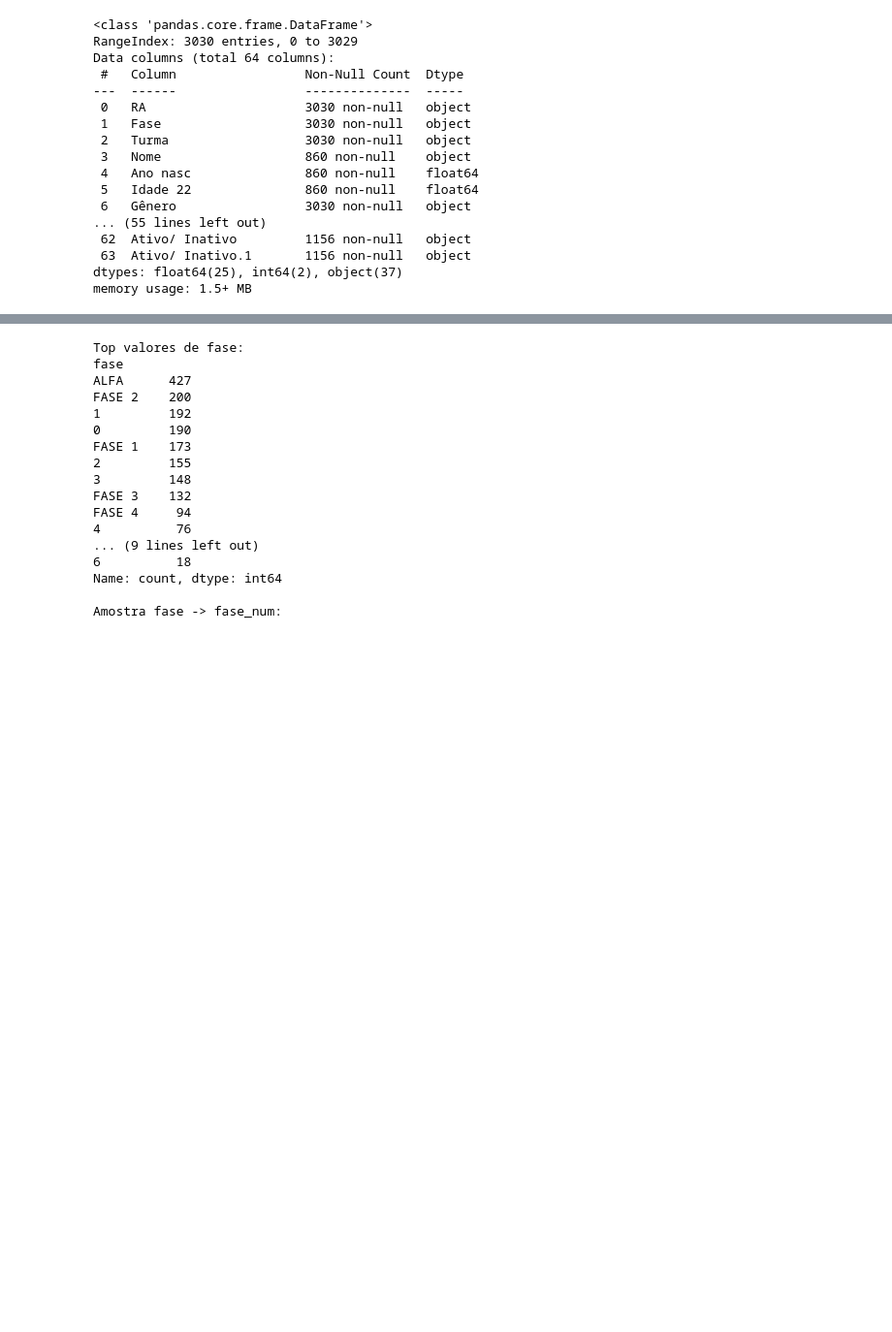
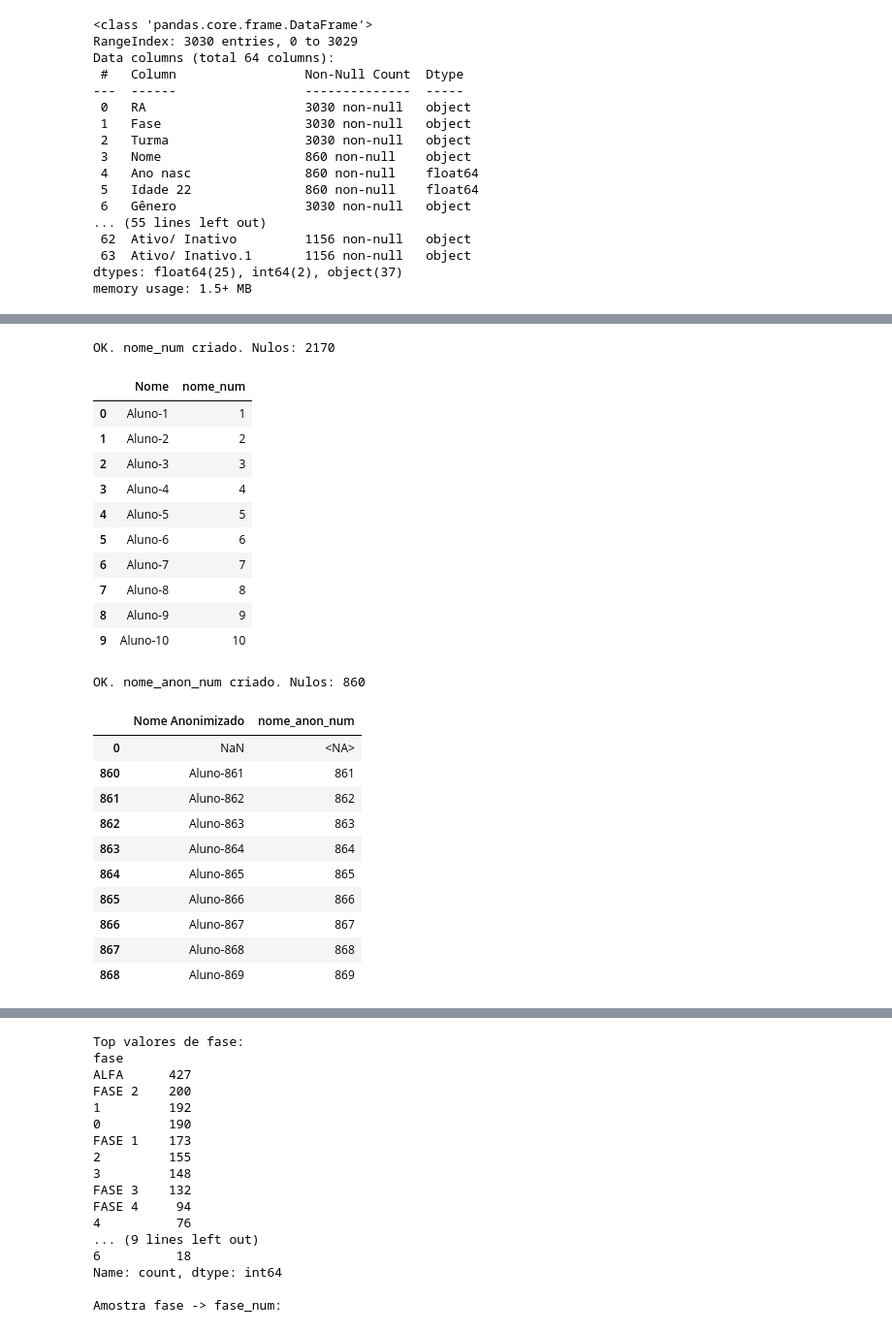
Before and after one commit to tivanello/fase5, a Jupyter notebook: notebooks/Entrega DATATHON Fase5.ipynb, the cells around one changed output, grey strips where cells are left out. Shown at 97% size. Drawn from its saved outputs; the diff is of its cells as text; code cells hidden in the pictures; blank space fills up the shorter version.

```diff
--- a/notebooks/Entrega DATATHON Fase5.ipynb
+++ b/notebooks/Entrega DATATHON Fase5.ipynb
@@ -229,0 +494,64 @@ dtype: object
+# %%
+###############################################################################################################################################
+# Criar nome_num e nome_anon_num (tirar "Aluno-" e manter só o número) sem mexer nos originais
+#
+# O que eu faço aqui:
+# - Extraio o número de "Nome" (ex.: "Aluno-715" -> 715) e guardo em nome_num.
+# - Extraio o número de "Nome Anonimizado" (ex.: "Aluno-1386" -> 1386) e guardo em nome_anon_num.
+# - Não altero as colunas originais.
+###############################################################################################################################################
+
+import pandas as pd
+
+df = df_fase5.copy()
+
+# Resolve nomes das colunas (antes/depois do snake_case)
+col_nome = "nome" if "nome" in df.columns else ("Nome" if "Nome" in df.columns else None)
+col_nome_anon = "nome_anonimizado" if "nome_anonimizado" in df.columns else ("Nome Anonimizado" if "Nome Anonimizado" in df.columns else None)
+
+if col_nome:
+    df["nome_num"] = pd.to_numeric(
+        df[col_nome].astype("string").str.extract(r"(\d+)", expand=False),
+        errors="coerce"
+    ).astype("Int64")
+    print("OK. nome_num criado. Nulos:", int(df["nome_num"].isna().sum()))
+    display(df[[col_nome, "nome_num"]].drop_duplicates().head(10))
+else:
+    print("Coluna Nome/nome não encontrada.")
+
+if col_nome_anon:
+    df["nome_anon_num"] = pd.to_numeric(
+        df[col_nome_anon].astype("string").str.extract(r"(\d+)", expand=False),
+        errors="coerce"
+    ).astype("Int64")
+    print("OK. nome_anon_num criado. Nulos:", int(df["nome_anon_num"].isna().sum()))
+    display(df[[col_nome_anon, "nome_anon_num"]].drop_duplicates().head(10))
+else:
+    print("Coluna Nome Anonimizado/nome_anonimizado não encontrada.")
+
+df_fase5 = df
+# %% [output]
+OK. nome_num criado. Nulos: 2170
+|  | Nome | nome_num |
+| 0 | Aluno-1 | 1 |
+| 1 | Aluno-2 | 2 |
+| 2 | Aluno-3 | 3 |
+| 3 | Aluno-4 | 4 |
+| 4 | Aluno-5 | 5 |
+| 5 | Aluno-6 | 6 |
+| 6 | Aluno-7 | 7 |
+| 7 | Aluno-8 | 8 |
+| 8 | Aluno-9 | 9 |
+| 9 | Aluno-10 | 10 |
+OK. nome_anon_num criado. Nulos: 860
+|  | Nome Anonimizado | nome_anon_num |
+| 0 | NaN | <NA> |
+| 860 | Aluno-861 | 861 |
+| 861 | Aluno-862 | 862 |
+| 862 | Aluno-863 | 863 |
+| 863 | Aluno-864 | 864 |
+| 864 | Aluno-865 | 865 |
+| 865 | Aluno-866 | 866 |
+| 866 | Aluno-867 | 867 |
+| 867 | Aluno-868 | 868 |
+| 868 | Aluno-869 | 869 |
```
Also changed, not shown: parts of 24 cells of this notebook.
